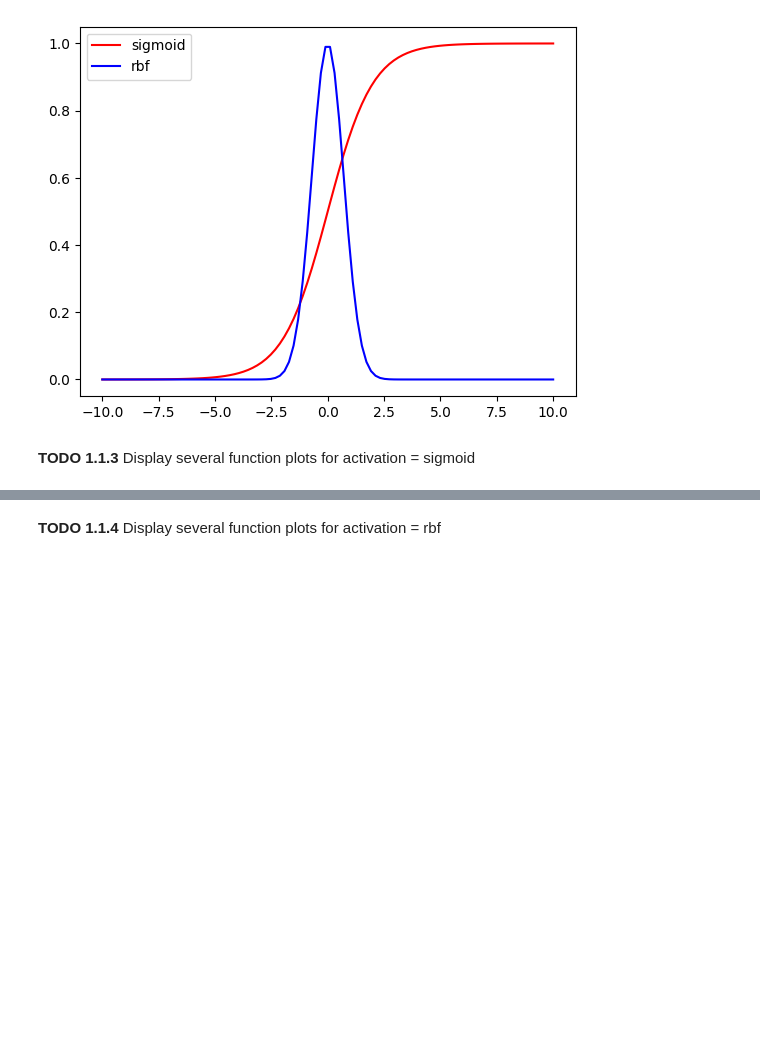
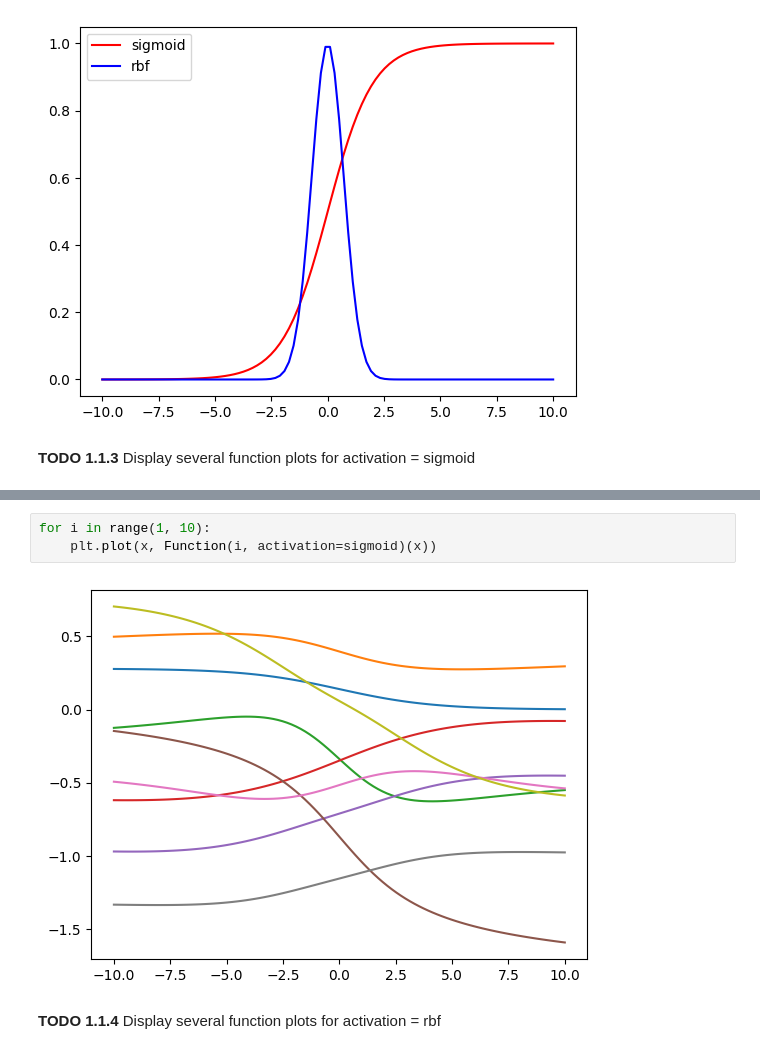
Before and after one commit to Iriide/Computational-Intelligence, a Jupyter notebook: lab01/CI_2025_assignment_1.ipynb, the cells around one changed output, grey strips where cells are left out. Cells and saved outputs as stored; diff of their text form; blank space fills up the shorter version.

```diff
--- a/lab01/CI_2025_assignment_1.ipynb
+++ b/lab01/CI_2025_assignment_1.ipynb
@@ -107,2 +105,7 @@ plt.legend()
+# %%
+for i in range(1, 10):
+    plt.plot(x, Function(i, activation=sigmoid)(x))
+# %% [output]
+[figure, added]
 # %% [markdown]
 **TODO 1.1.4** Display several function plots for activation = rbf
```
Also changed, not shown: parts of 37 cells of this notebook.
